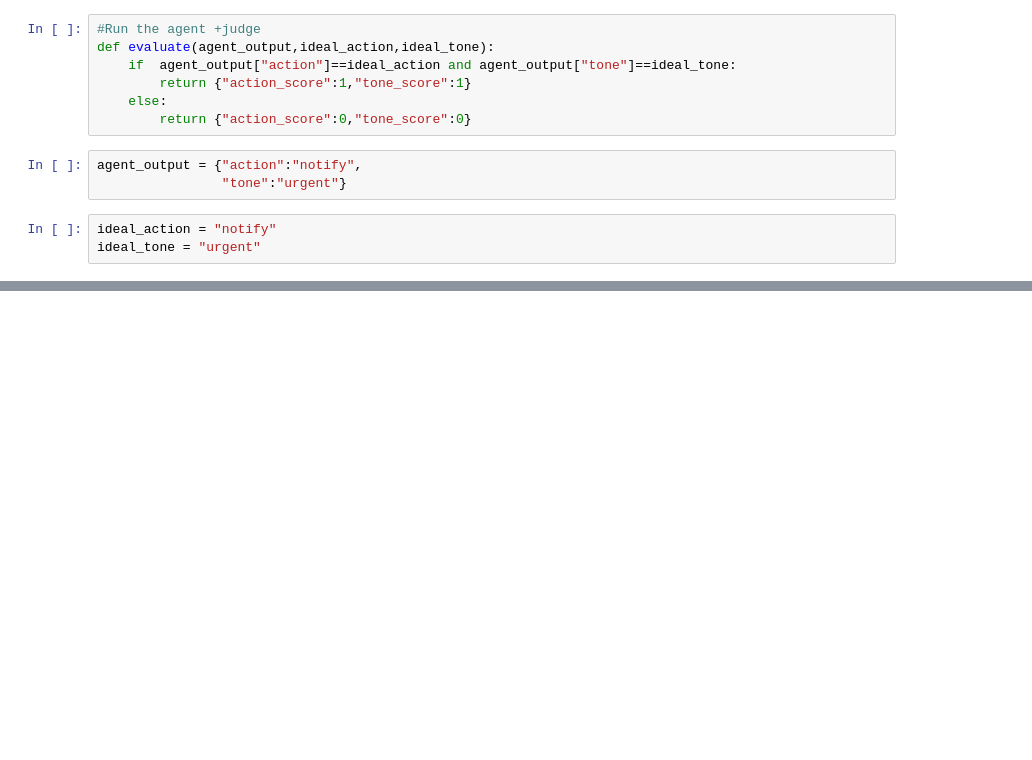
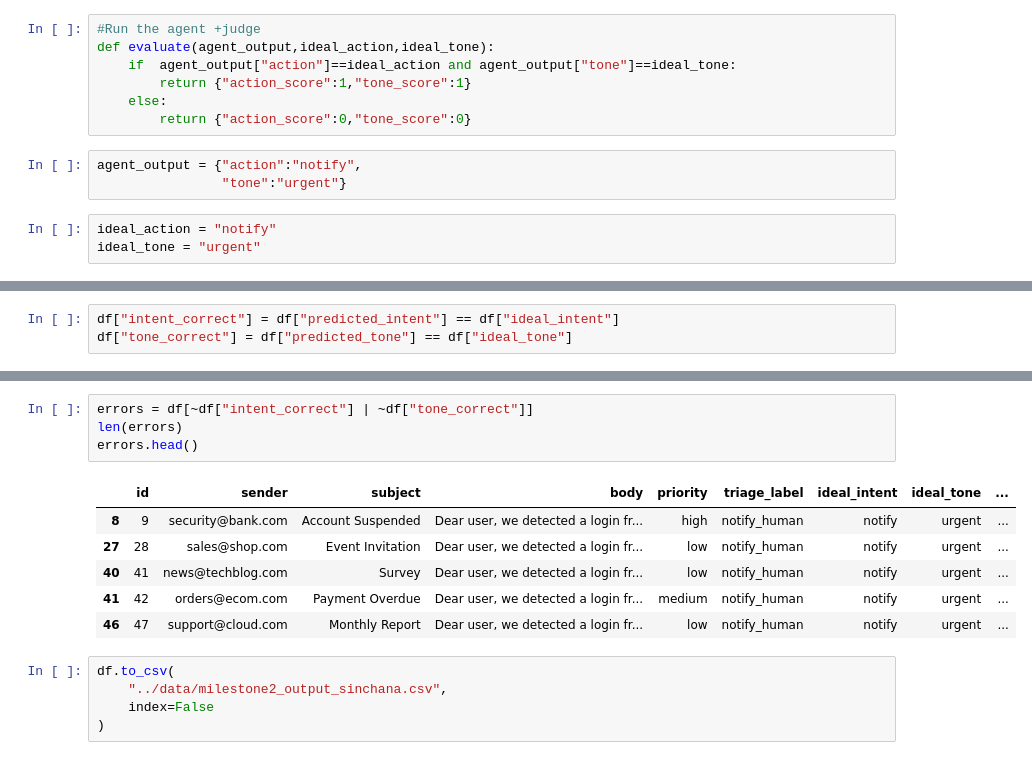
Before and after one commit to springboardmentor74219x/infosys-langgraph-email-assistant-group2, a Jupyter notebook: notebook/milestone2_evaluation.ipynb, the cells around one changed output, grey strips where cells are left out. Saved outputs shown, nothing was run; the diff lists cells and outputs as text; blank space fills up the shorter version.

Commit message:
Update milestone2 evaluation output and notebook

```diff
--- a/notebook/milestone2_evaluation.ipynb
+++ b/notebook/milestone2_evaluation.ipynb
@@ -202,0 +257,3 @@ scores
+# %%
+df["intent_correct"] = df["predicted_intent"] == df["ideal_intent"]
+df["tone_correct"] = df["predicted_tone"] == df["ideal_tone"]
@@ -202,0 +278,16 @@ scores
+# %%
+errors = df[~df["intent_correct"] | ~df["tone_correct"]]
+len(errors)
+errors.head()
+# %% [output]
+|  | id | sender | subject | body | priority | triage_label | ideal_intent | ideal_tone | ... |
+| 8 | 9 | security@bank.com | Account Suspended | Dear user, we detected a login fr... | high | notify_human | notify | urgent | ... |
+| 27 | 28 | sales@shop.com | Event Invitation | Dear user, we detected a login fr... | low | notify_human | notify | urgent | ... |
+| 40 | 41 | news@techblog.com | Survey | Dear user, we detected a login fr... | low | notify_human | notify | urgent | ... |
+| 41 | 42 | orders@ecom.com | Payment Overdue | Dear user, we detected a login fr... | medium | notify_human | notify | urgent | ... |
+| 46 | 47 | support@cloud.com | Monthly Report | Dear user, we detected a login fr... | low | notify_human | notify | urgent | ... |
+# %%
+df.to_csv(
+    "../data/milestone2_output_sinchana.csv",
+    index=False
+)
```
Also changed, not shown: parts of 8 cells of this notebook, 2 other files.
